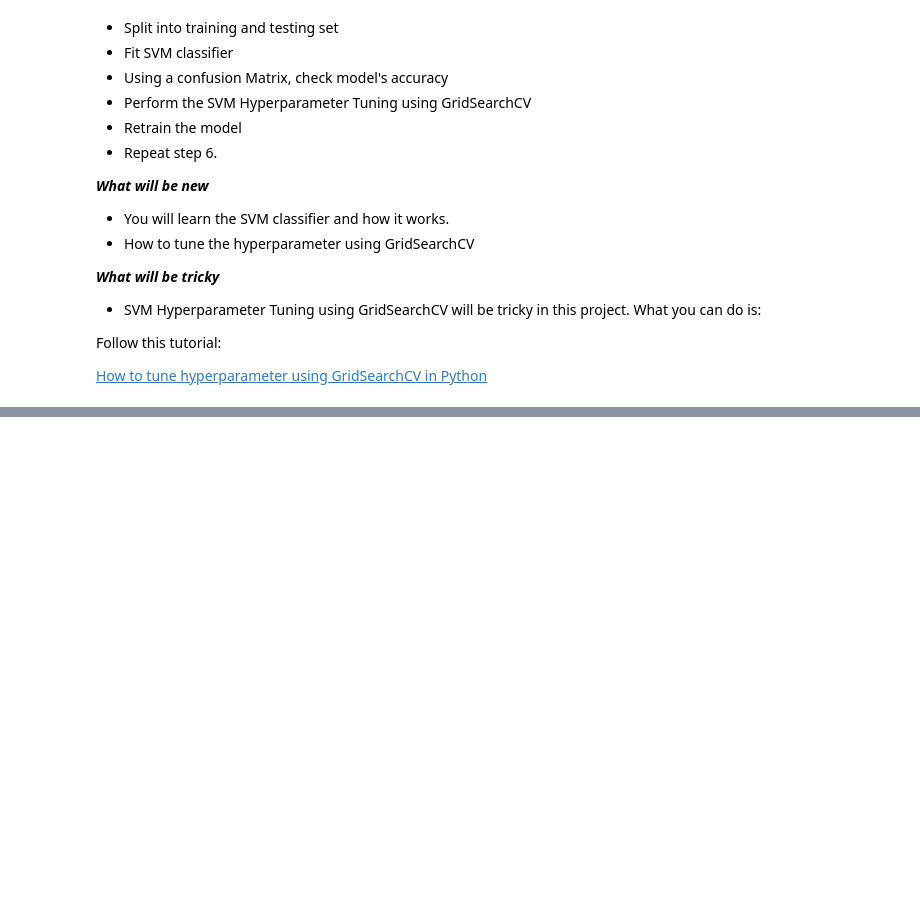
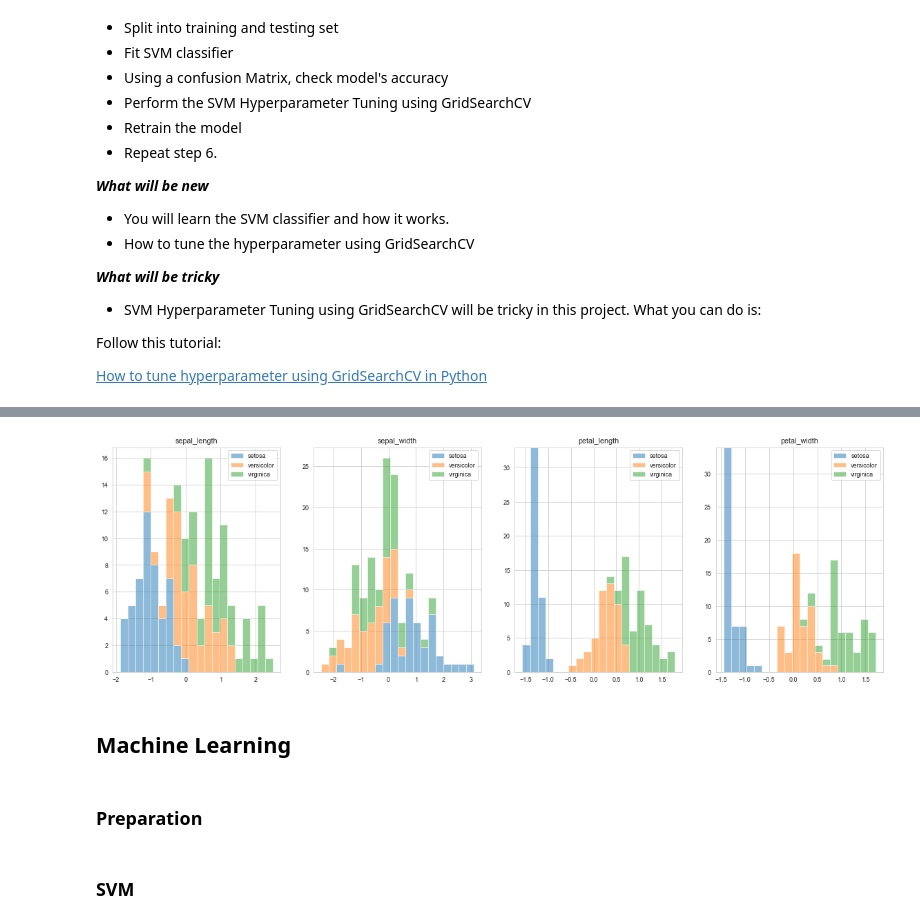
Before and after one commit to k21k/Python-Notes, a Jupyter notebook: Machine Learning/Support Vector Machine/Support Vector Machine.ipynb, the cells around one changed output, grey strips where cells are left out. Drawn from its saved outputs; the diff is of its cells as text; code cells hidden in the pictures; blank space fills up the shorter version.

```diff
--- a/Machine Learning/Support Vector Machine/Support Vector Machine.ipynb
+++ b/Machine Learning/Support Vector Machine/Support Vector Machine.ipynb
@@ -75,0 +128,26 @@ iris.head()
+# %%
+features_mean=list(iris.columns[0:4])
+
+# split dataframe into 4 based on label
+setosa = iris[iris['species'] == 'setosa']
+versicolor = iris[iris['species'] == 'versicolor']
+virginica = iris[iris['species'] == 'virginica']
+
+
+#Stack the data
+plt.rcParams.update({'font.size': 9})
+fig, axes = plt.subplots(nrows=1, ncols=4, figsize=(20,6))
+axes = axes.ravel()
+
+for idx,ax in enumerate(axes):
+    ax.figure
+
+    ax.hist([setosa[features_mean[idx]],versicolor[features_mean[idx]],virginica[features_mean[idx]]], bins=20, alpha=0.5,stacked=True, label=['setosa','versicolor','virginica'],color=['tab:blue','tab:orange','tab:green'])
+    ax.legend(loc='upper right')
+    ax.set_title(features_mean[idx])
+# %% [output]
+[figure, added]
+# %% [markdown]
+## Machine Learning
+# %% [markdown]
+### Preparation
@@ -75,0 +163,2 @@ iris.head()
+# %% [markdown]
+### SVM
```
Also changed, not shown: parts of 20 cells of this notebook.
